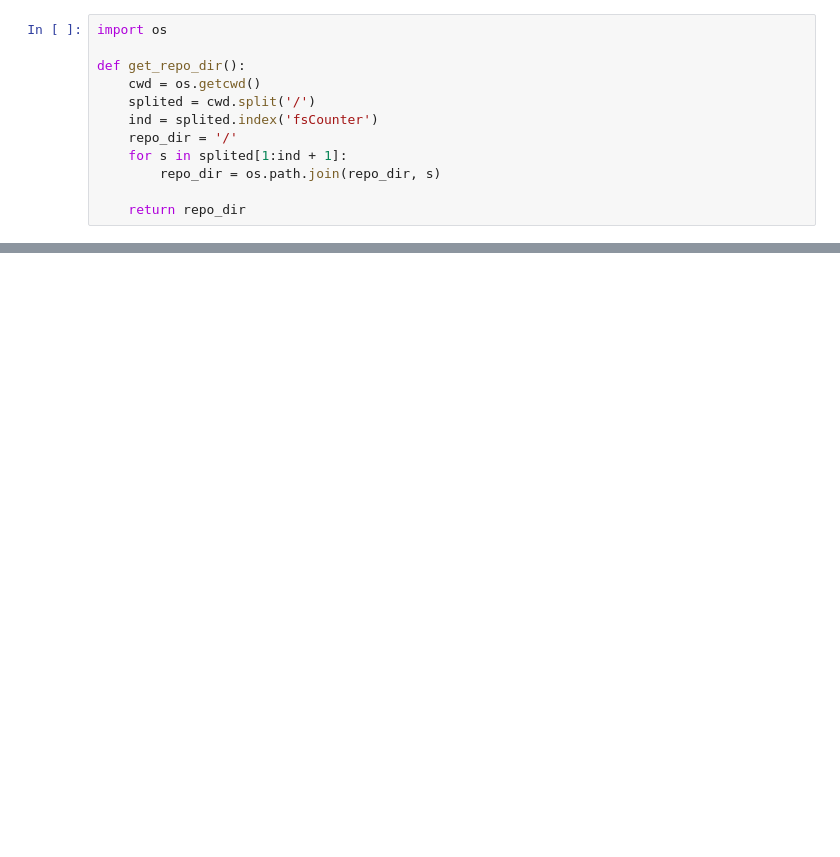
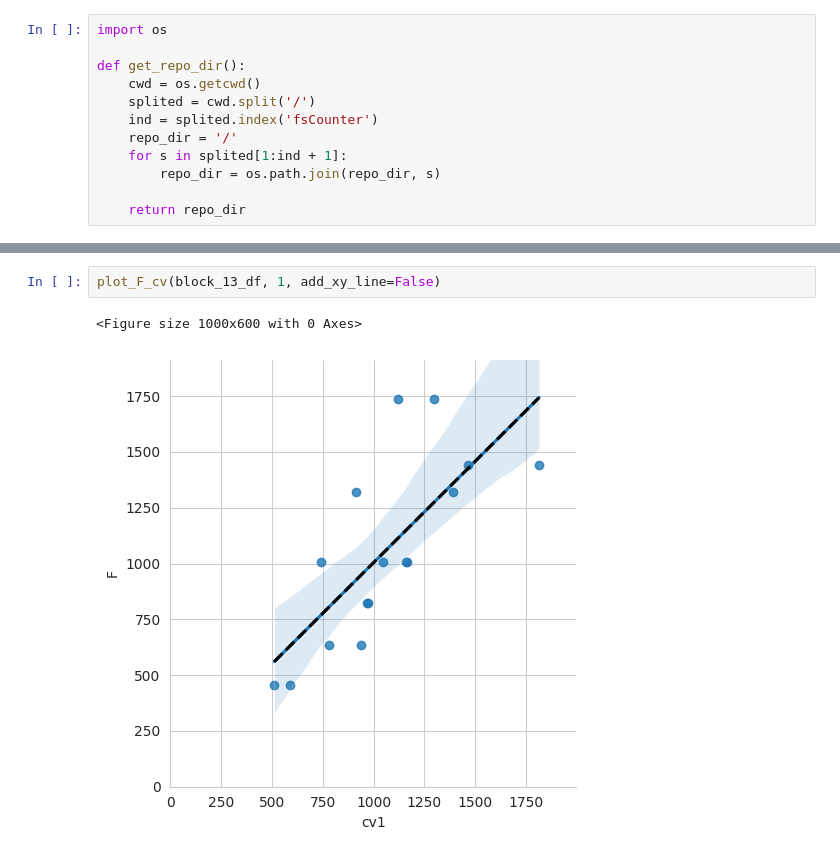
Before and after one commit to FruitSpec/fsCounter, a Jupyter notebook: vision/tools/jupyter_notebooks/Factor_analysis.ipynb, the cells around one changed output, grey strips where cells are left out. Cells and saved outputs as stored; diff of their text form; blank space fills up the shorter version.

```diff
--- a/vision/tools/jupyter_notebooks/Factor_analysis.ipynb
+++ b/vision/tools/jupyter_notebooks/Factor_analysis.ipynb
@@ -49,0 +160,5 @@ block_counts
+# %%
+plot_F_cv(block_13_df, 1, add_xy_line=False)
+# %% [output]
+<Figure size 1000x600 with 0 Axes>
+[figure, added]
```
Also changed, not shown: parts of 39 cells of this notebook, 7 other files.
